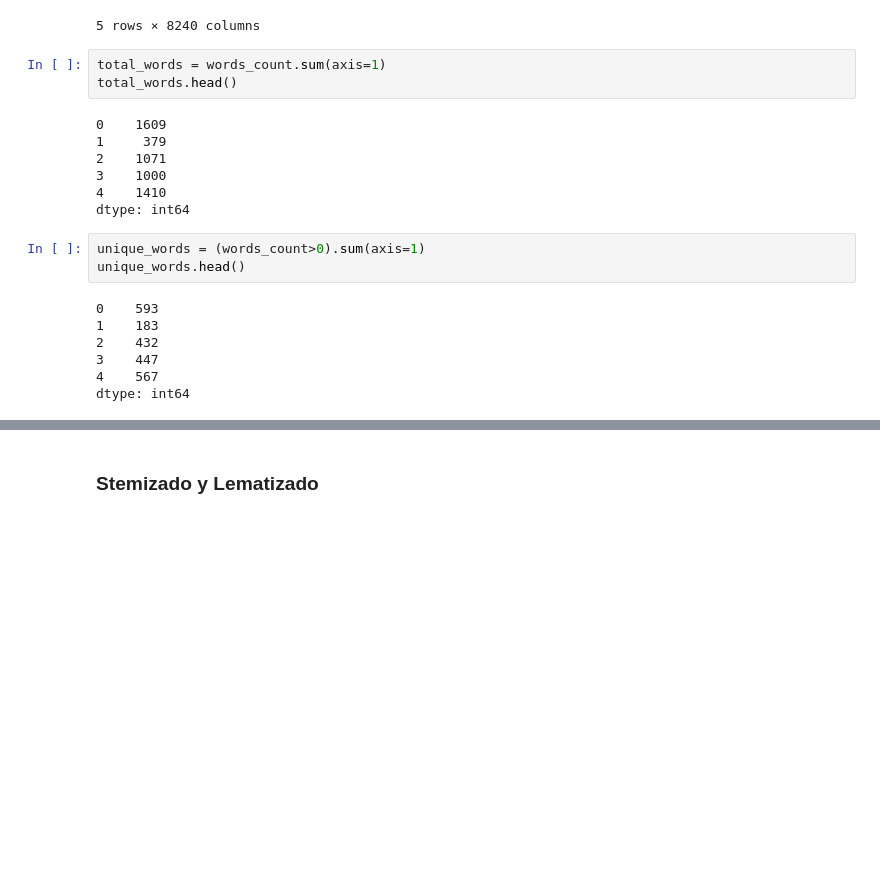
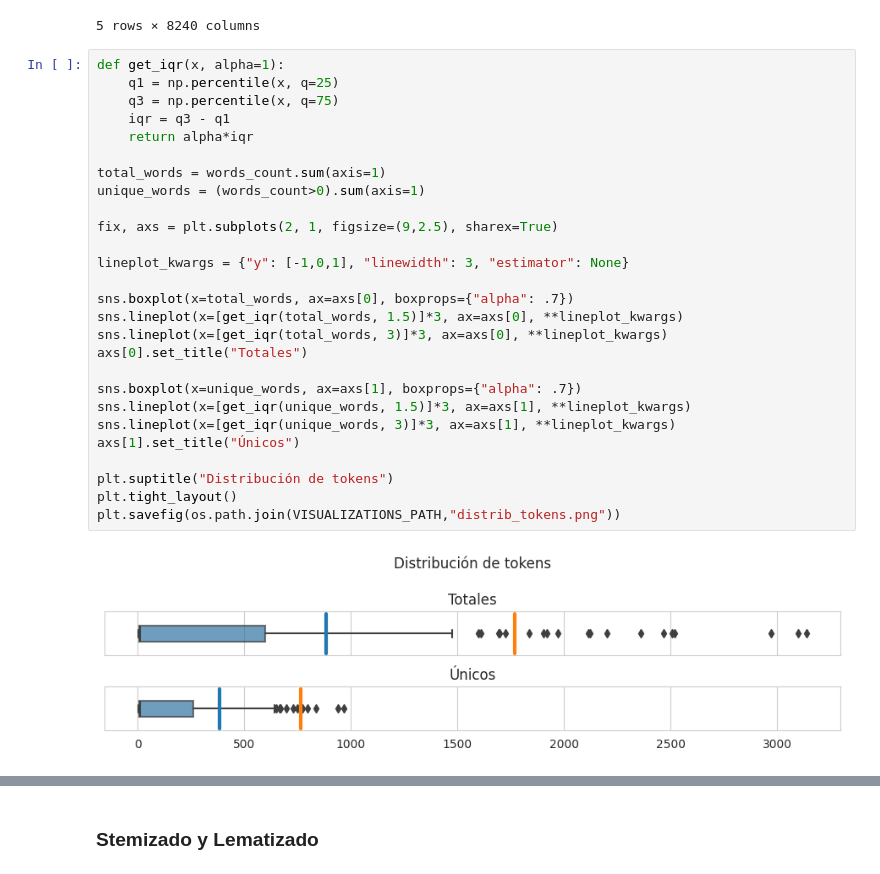
Before and after one commit to macfernandez/eddc-specialization-project, a Jupyter notebook: notebooks/02-data-description.ipynb, the cells around one changed output, grey strips where cells are left out. Drawn from its saved outputs; the diff is of its cells as text; blank space fills up the shorter version.

```diff
--- a/notebooks/02-data-description.ipynb
+++ b/notebooks/02-data-description.ipynb
@@ -460,23 +447,32 @@ words_count.head()
 | 3 | 0 | 0 | 0 | 0 | 0 | 0 | 0 | 0 | 0 | 0 | ... | ... |
 | 4 | 0 | 0 | 0 | 0 | 0 | 0 | 0 | 0 | 0 | 0 | ... | ... |
 5 rows × 8240 columns
-# %%
-total_words = words_count.sum(axis=1)
-total_words.head()
-# %% [output]
-0    1609
-1     379
-2    1071
-3    1000
-4    1410
-dtype: int64
-# %%
-unique_words = (words_count>0).sum(axis=1)
-unique_words.head()
-# %% [output]
-0    593
-1    183
-2    432
-3    447
-4    567
-dtype: int64
+# %%
+def get_iqr(x, alpha=1):
+    q1 = np.percentile(x, q=25)
+    q3 = np.percentile(x, q=75)
+    iqr = q3 - q1
+    return alpha*iqr
+
+total_words = words_count.sum(axis=1)
+unique_words = (words_count>0).sum(axis=1)
+
+fix, axs = plt.subplots(2, 1, figsize=(9,2.5), sharex=True)
+
+lineplot_kwargs = {"y": [-1,0,1], "linewidth": 3, "estimator": None}
+
+sns.boxplot(x=total_words, ax=axs[0], boxprops={"alpha": .7})
+sns.lineplot(x=[get_iqr(total_words, 1.5)]*3, ax=axs[0], **lineplot_kwargs)
+sns.lineplot(x=[get_iqr(total_words, 3)]*3, ax=axs[0], **lineplot_kwargs)
+axs[0].set_title("Totales")
+
+sns.boxplot(x=unique_words, ax=axs[1], boxprops={"alpha": .7})
+sns.lineplot(x=[get_iqr(unique_words, 1.5)]*3, ax=axs[1], **lineplot_kwargs)
+sns.lineplot(x=[get_iqr(unique_words, 3)]*3, ax=axs[1], **lineplot_kwargs)
+axs[1].set_title("Únicos")
+
+plt.suptitle("Distribución de tokens")
+plt.tight_layout()
+plt.savefig(os.path.join(VISUALIZATIONS_PATH,"distrib_tokens.png"))
+# %% [output]
+[figure, added]
```
Also changed, not shown: parts of 9 cells of this notebook, 3 other files.
